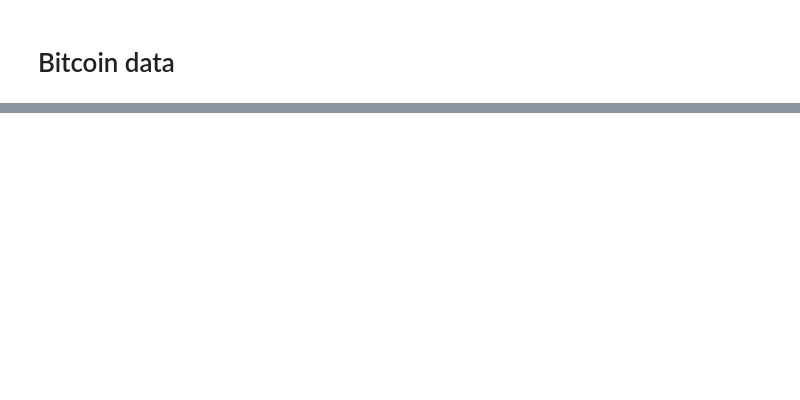
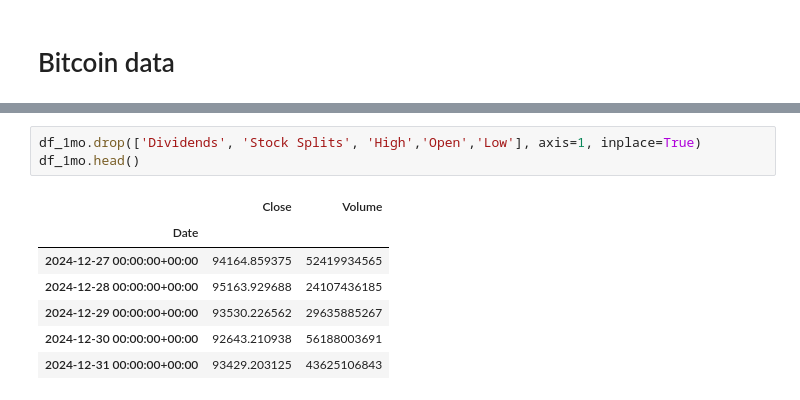
Before and after one commit to raghav615/Stock-Price-Prediction, a Jupyter notebook: binance.ipynb, the cells around one changed output, grey strips where cells are left out. Drawn from its saved outputs; the diff is of its cells as text; blank space fills up the shorter version.

```diff
--- a/binance.ipynb
+++ b/binance.ipynb
@@ -71,0 +148,11 @@ df.head()
+# %%
+df_1mo.drop(['Dividends', 'Stock Splits', 'High','Open','Low'], axis=1, inplace=True)
+df_1mo.head()
+# %% [output]
+|  | Close | Volume |
+| Date |  |  |
+| 2024-12-27 00:00:00+00:00 | 94164.859375 | 52419934565 |
+| 2024-12-28 00:00:00+00:00 | 95163.929688 | 24107436185 |
+| 2024-12-29 00:00:00+00:00 | 93530.226562 | 29635885267 |
+| 2024-12-30 00:00:00+00:00 | 92643.210938 | 56188003691 |
+| 2024-12-31 00:00:00+00:00 | 93429.203125 | 43625106843 |
```
Also changed, not shown: parts of 18 cells of this notebook, 3 other files.
